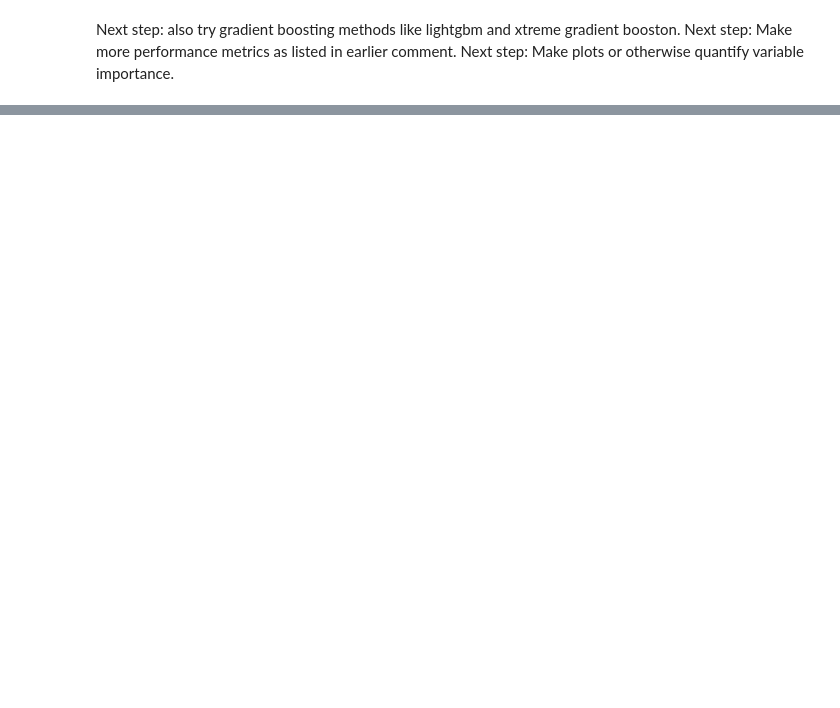
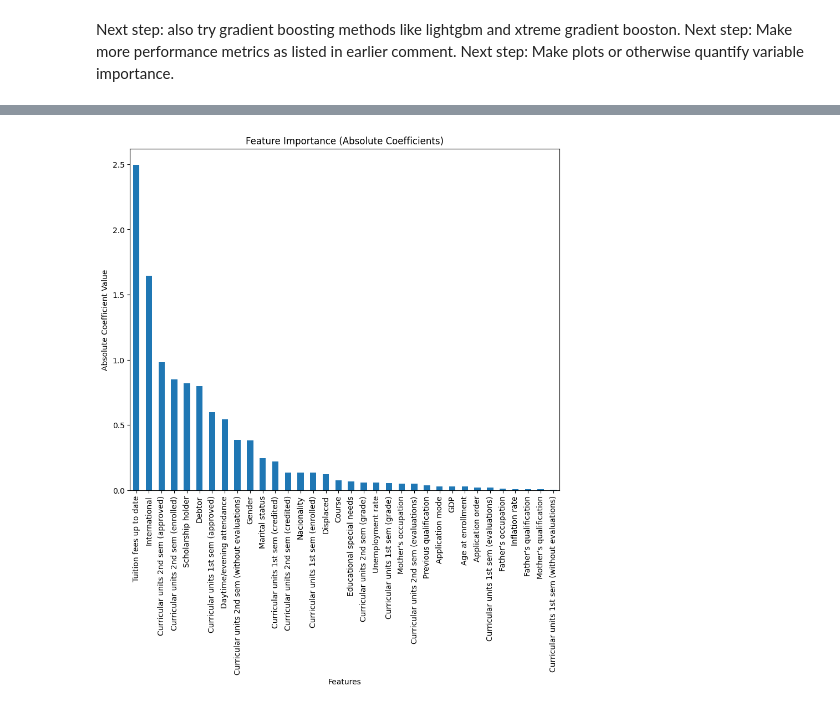
Before and after one commit to TinusAlsos/The-Analyst-Edge-Project, a Jupyter notebook: data_analysis.ipynb, the cells around one changed output, grey strips where cells are left out. Cells and saved outputs as stored; diff of their text form; code cells hidden in the pictures; blank space fills up the shorter version.

```diff
--- a/data_analysis.ipynb
+++ b/data_analysis.ipynb
@@ -241,3 +303,18 @@ results_df.to_csv('results/model_results.csv')
 Next step: also try gradient boosting methods like lightgbm and xtreme gradient booston.
 Next step: Make more performance metrics as listed in earlier comment.
 Next step: Make plots or otherwise quantify variable importance.
+# %%
+# Retrieve the linear classifier from the trained models
+linear_classifier = trained_models['Logistic Regression']
+
+# Retrieve the coefficients
+coefficients = linear_classifier.coef_[0]  # Assuming it is a binary classifier
+
+# Retrieve the intercept
+intercept = linear_classifier.intercept_[0]
+
+# Print the coefficients and intercept
+print("Coefficients of the linear classifier:")
+for i in range(len(coefficients)):
+    print(f"{df.columns[i]}: {coefficients[i]}")
+print(f"Intercept: {intercept}")
@@ -243,0 +339,23 @@ Next step: Make plots or otherwise quantify variable importance.
+# %%
+# Assuming 'linear_classifier' is your trained linear classifier and 'df' is your dataframe with feature names
+coefficients = linear_classifier.coef_[0]  # get the coefficients
+feature_names = df.drop('Target', axis=1).columns  # get the feature names, excluding the target
+
+# Calculate the absolute values of the coefficients
+coefficients_abs = np.abs(coefficients)
+
+# Create a Series for easier plotting, indexed by feature names
+coef_series = pd.Series(coefficients_abs, index=feature_names)
+
+# Sort the values by their absolute value in descending order
+sorted_coefs = coef_series.sort_values(ascending=False)
+
+# Create the plot
+plt.figure(figsize=(10, 8))
+sorted_coefs.plot(kind='bar')
+plt.title('Feature Importance (Absolute Coefficients)')
+plt.xlabel('Features')
+plt.ylabel('Absolute Coefficient Value')
+plt.show()
+# %% [output]
+[figure, added]
```
Also changed, not shown: parts of 5 cells of this notebook, 1 other file.
